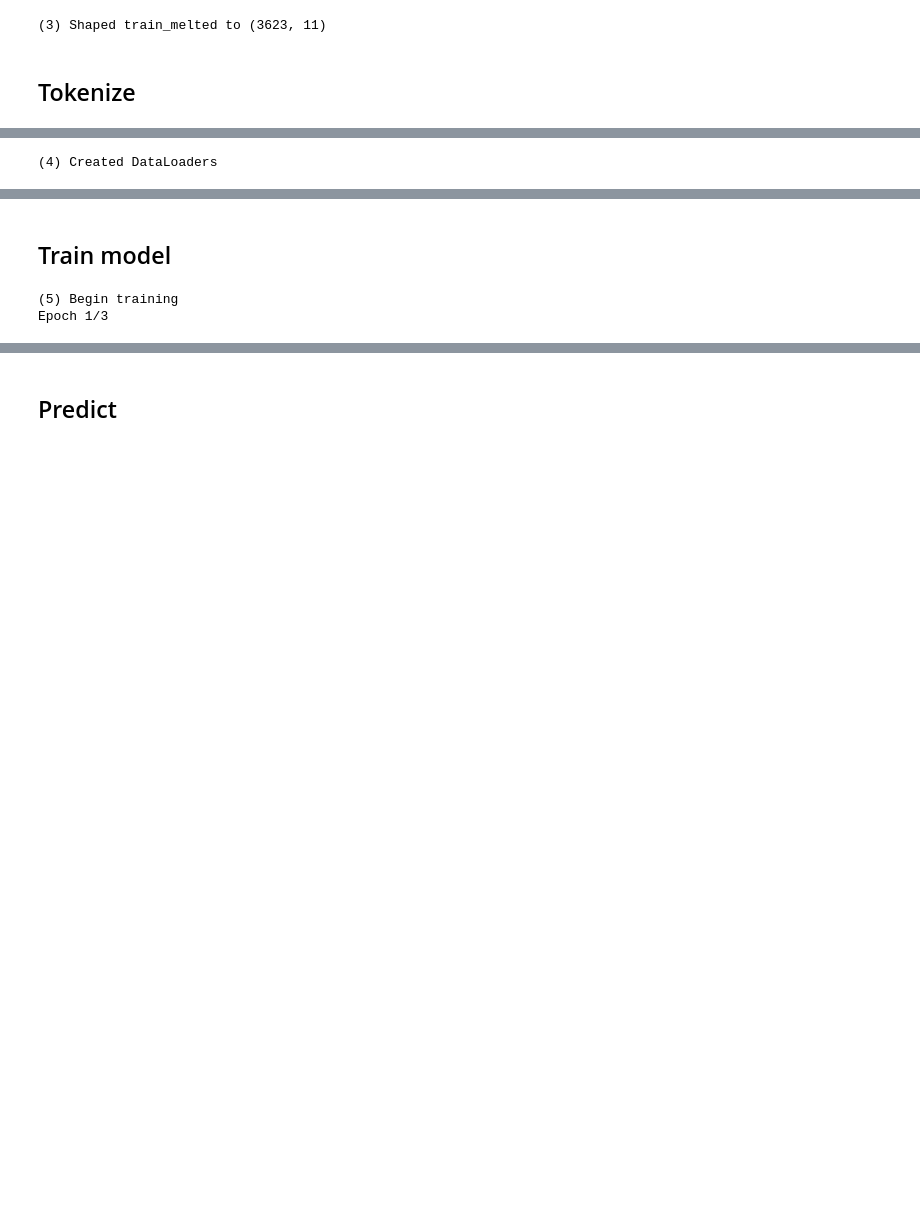
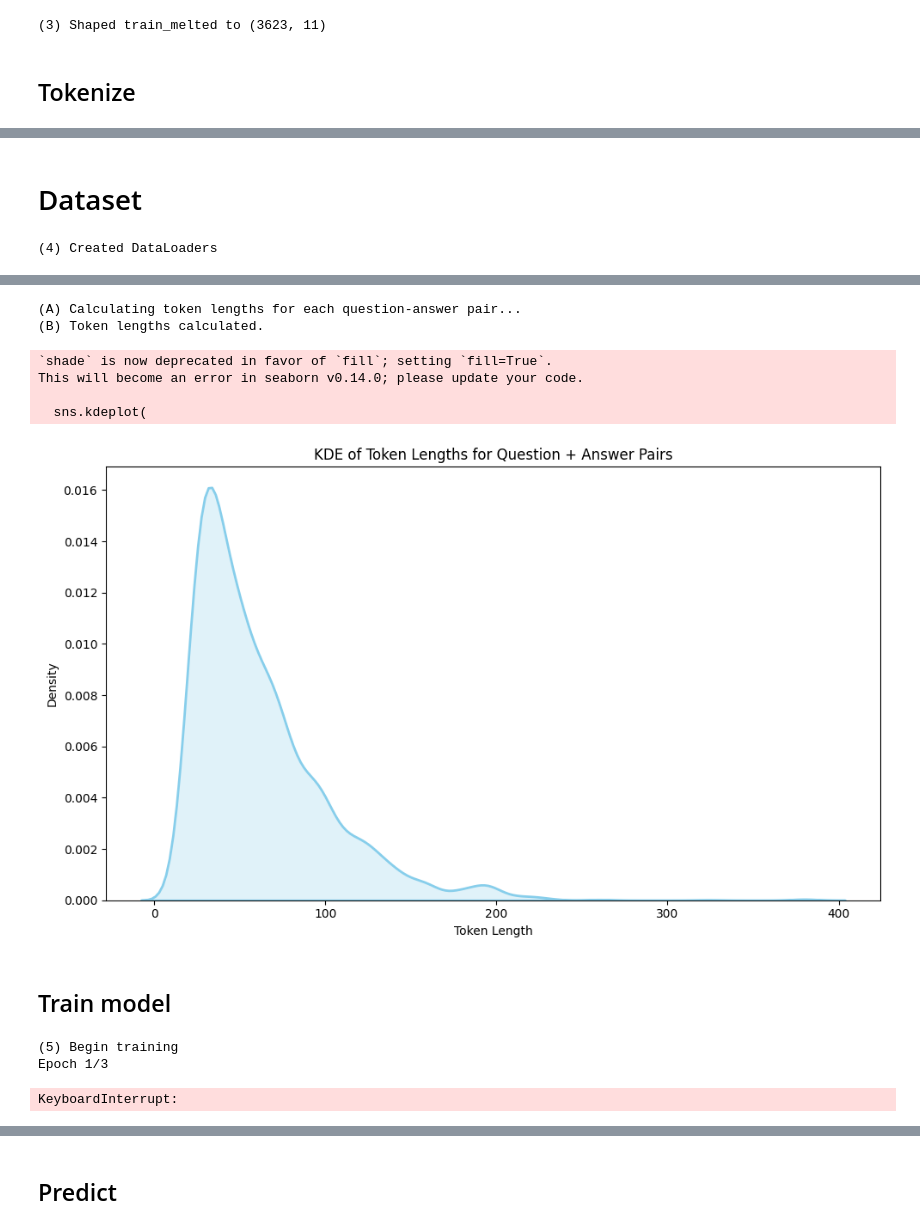
Before and after one commit to acyhuang/math-misconceptions, a Jupyter notebook: baseline/bert.ipynb, the cells around one changed output, grey strips where cells are left out. Drawn from its saved outputs; the diff is of its cells as text; code cells hidden in the pictures; blank space fills up the shorter version.

```diff
--- a/baseline/bert.ipynb
+++ b/baseline/bert.ipynb
@@ -156,3 +175,5 @@ class BERTClassifier(nn.Module):
         pooled_output = outputs[1]  # [CLS] token
         output = self.dropout(pooled_output)
         return self.out(output)
+# %% [markdown]
+# Dataset
@@ -236,5 +258,39 @@ train.head()
 | 2379 | 510 | 1961 | Identify questions involving a 2D... | 279 | Right-angled Triangles (SOHCAHTOA) | C | Which ratio would you use to find... | ... |
 | 6256 | 649 | 311 | Multiply a decimal by an integer | 224 | Multiplying and Dividing with Dec... | B | Tom and Katie are discussing mult... | ... |
 | 912 | 912 | 100 | Recognise and use efficient strat... | 203 | Mental Addition and Subtraction | B | Nick wants to subtract \( 199 \) ... | ... |
+# %%
+def get_token_length(question, answer, tokenizer):
+    tokens = tokenizer.encode(question, answer, add_special_tokens=True)
+    return len(tokens)
+
+# Apply the function to compute token lengths
+print("(A) Calculating token lengths for each question-answer pair...")
+train_melted['TokenLength'] = train_melted.apply(
+    lambda x: get_token_length(x['QuestionText'], x['AnswerText'], tokenizer), axis=1
+)
+print("(B) Token lengths calculated.")
+
+# Plotting the KDE
+plt.figure(figsize=(10, 6))
+sns.kdeplot(
+    data=train_melted,
+    x='TokenLength',
+    shade=True,
+    color='skyblue',
+    linewidth=2
+)
+plt.title('KDE of Token Lengths for Question + Answer Pairs')
+plt.xlabel('Token Length')
+plt.ylabel('Density')
+plt.tight_layout()
+plt.show()
+# %% [output]
+(A) Calculating token lengths for each question-answer pair...
+(B) Token lengths calculated.
+`shade` is now deprecated in favor of `fill`; setting `fill=True`.
+This will become an error in seaborn v0.14.0; please update your code.
+
+  sns.kdeplot(
+[figure, added]
 # %% [markdown]
 ## Train model
@@ -241,14 +326,13 @@ train.head()
 # %%
-# if local:
-#     model_path = '../models/bert-20241120.pkl'
-#     if log: print("(5) Loading model")
-#     with open(model_path, 'rb') as f:
-#         model = pickle.load(f)
-#     if log: print("(6) Finished loading model")
-#     model = model.to('cuda' if torch.cuda.is_available() else 'cpu')
+if local:
+    model_path = '../models/bert-30-20241203.pkl'
+    if log: print("(5) Loading model")
+    with open(model_path, 'rb') as f:
+        model = pickle.load(f)
+    if log: print("(6) Finished loading model")
+    model = model.to('cuda' if torch.cuda.is_available() else 'cpu')
 
-if local:
-# else:
+else:
     # Initialize the model
     model = BERTClassifier(n_classes=n_classes)
     model = model.to('cuda' if torch.cuda.is_available() else 'cpu')
@@ -287,6 +371,7 @@ if local:
         model = model.eval()
         losses = []
         correct_predictions = 0
+        map_scores = []
 
         with torch.no_grad():
             for batch in tqdm(data_loader, desc="Validation"):
@@ -298,28 +383,37 @@ if local:
                 _, preds = torch.max(outputs, dim=1)
                 loss = criterion(outputs, labels)
 
+                # Calculate standard metrics
                 correct_predictions += torch.sum(preds == labels)
                 losses.append(loss.item())
 
-        return correct_predictions.double() / len(data_loader.dataset), np.mean(losses)
+                # Calculate MAP@25
+                map_score = calculate_map25(outputs, labels)
+                map_scores.append(map_score)
+
+        accuracy = correct_predictions.double() / len(data_loader.dataset)
+        avg_loss = np.mean(losses)
+        avg_map = np.mean(map_scores)
+
+        return accuracy, avg_loss, avg_map
 
     if log: print("(5) Begin training")
-
-    # Training the model
     EPOCHS = 3
     device = 'cuda' if torch.cuda.is_available() else 'cpu'
 
+    # Training loop
     for epoch in range(EPOCHS):
         print(f'Epoch {epoch + 1}/{EPOCHS}')
         train_acc, train_loss = train_epoch(model, train_loader, optimizer, criterion, device)
-        print(f'Train loss {train_loss} accuracy {train_acc}')
+        print(f'Train loss {train_loss:.4f} accuracy {train_acc:.4f}')
 
-        val_acc, val_loss = eval_model(model, val_loader, criterion, device)
-        print(f'Val   loss {val_loss} accuracy {val_acc}')
+        val_acc, val_loss, val_map = eval_model(model, val_loader, criterion, device)
+        print(f'Val   loss {val_loss:.4f} accuracy {val_acc:.4f} MAP@25 {val_map:.4f}')
         print('-' * 10)
 
     if log: print("(6) Finish training")
 # %% [output]
 (5) Begin training
 Epoch 1/3
+KeyboardInterrupt:
 # %%
```
Also changed, not shown: parts of 9 cells of this notebook, 1 other file.
